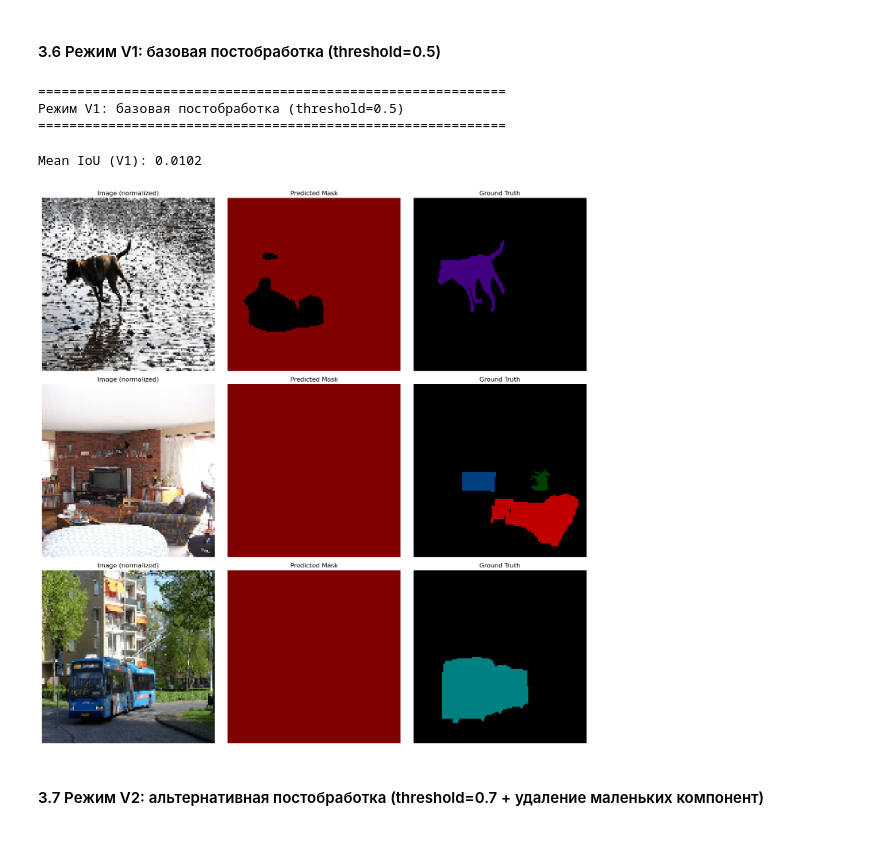
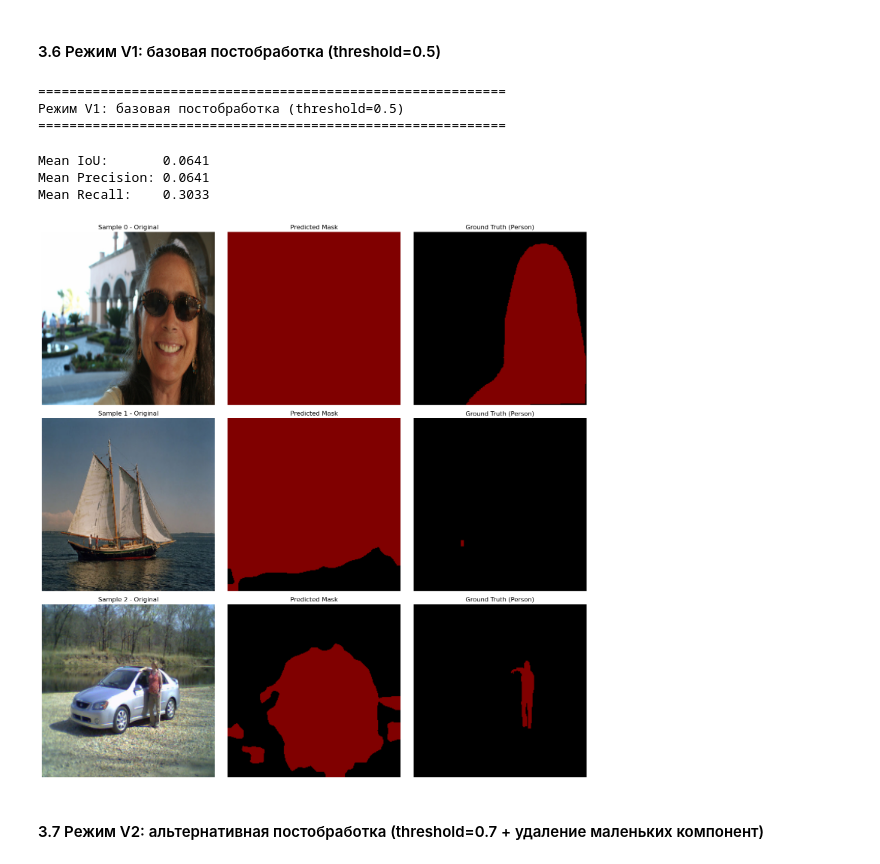
Before and after one commit to iankharmats/MireaAIE, a Jupyter notebook: homeworks/HW10-11/HW10-11.ipynb, the cells around one changed output. Saved outputs shown, nothing was run; the diff lists cells and outputs as text; code cells hidden in the pictures.

```diff
--- a/homeworks/HW10-11/HW10-11.ipynb
+++ b/homeworks/HW10-11/HW10-11.ipynb
@@ -713,8 +715,9 @@ torch.save(models[best_model_name].state_dict(), 'artifacts/best_classifier.pt')
 
 # Сохраняем конфиг
 config = {
+    'seed': SEED,
     'best_model': best_model_name,
-    'dataset': {'name': 'STL10', 'classes': 10, 'split': {'train': 10400, 'val': 1300, 'test': 1300}, 'seed': SEED},
+    'dataset': {'name': 'STL10', 'classes': 10, 'split': {'train': 10400, 'val': 1300, 'test': 1300}},
     'model': {
         'architecture': models[best_model_name].__class__.__name__,
         'pretrained': best_model_name in ['C3', 'C4'],
@@ -763,3 +766,5 @@ print(f"SBDataset - Train: {train_sbd}, Val: {val_sbd}, Test: {test_sbd}")
 # %% [output]
 SBDataset загружен: 5623 изображений
 SBDataset - Train: 4498, Val: 562, Test: 563
+# %%
+FOREGROUND_CLASS = 15
@@ -777,22 +807,25 @@ seg_transform = get_segmentation_transform((128, 128))
 # %%
 class SegmentationDataset(torch.utils.data.Dataset):
-    """Обертка для датасета сегментации"""
     def __init__(self, dataset, transform=None):
         self.dataset = dataset
         self.transform = transform
+        self.target_class = FOREGROUND_CLASS # Person
 
     def __len__(self):
         return len(self.dataset)
 
     def __getitem__(self, idx):
         img, mask = self.dataset[idx]
-        img = np.array(img).astype(np.float32) / 255.0
+        img = np.array(img) # Оставляем 0-255 для Albumentations
         mask = np.array(mask)
 
+        # Строгая бинаризация: ТОЛЬКО класс 15 становится 1, всё остальное (и 255) -> 0
+        binary_mask = (mask == self.target_class).astype(np.float32)
+
         if self.transform:
-            transformed = self.transform(image=img, mask=mask)
-            img = transformed['image']
-            mask = transformed['mask'].long()
+            augmented = self.transform(image=img, mask=binary_mask)
+            img = augmented['image']
+            mask = augmented['mask'].long() # Возвращаем как long для CrossEntropy или IoU
 
         return img, mask
 
@@ -885,2 +916,12 @@ def postprocess_mask(mask_logits, threshold=0.5, min_size=100):
     return binary_mask.long()
+# %%
+def denormalize(img_tensor, mean=[0.485, 0.456, 0.406], std=[0.229, 0.224, 0.225]):
+    """Инверсия нормализации ImageNet для визуализации"""
+    if torch.is_tensor(img_tensor):
+        img = img_tensor.permute(1, 2, 0).cpu().numpy()
+    else:
+        img = img_tensor
+
+    img = img * std + mean
+    return np.clip(img, 0, 1)
 # %%
@@ -976,26 +1031,33 @@ def evaluate_segmentation(model, dataloader, device, postprocess_fn, num_samples
 # %%
 print("\n" + "="*60)
 print("Режим V1: базовая постобработка (threshold=0.5)")
 print("="*60)
 
-def postprocess_v1(logits):
-    """Базовая постобработка: бинаризация с threshold=0.5"""
-    return (torch.sigmoid(logits) > 0.5).float()
+def postprocess_v1(logits, threshold=0.5):
+    """Базовая бинаризация"""
+    probs = torch.sigmoid(logits)
+    return (probs > threshold).long()
 
-mean_iou_v1, images_v1, preds_v1, trues_v1 = evaluate_segmentation(
-    seg_model, sbd_val_loader, device, postprocess_v1, num_samples=3
+metrics_v1, samples_v1 = evaluate_segmentation(
+    seg_model, sbd_val_loader, postprocess_v1,
 )
-print(f"\nMean IoU (V1): {mean_iou_v1:.4f}")
+images_v1, preds_v1, trues_v1 = zip(*samples_v1)
+
+print(f"Mean IoU:       {metrics_v1['iou']:.4f}")
+print(f"Mean Precision: {metrics_v1['precision']:.4f}")
+print(f"Mean Recall:    {metrics_v1['recall']:.4f}")
 
 # Визуализация
 visualize_segmentation(images_v1, preds_v1, trues_v1, num_samples=3,
                        save_path='artifacts/figures/segmentation_examples.png')
 # %% [output]
 ============================================================
 Режим V1: базовая постобработка (threshold=0.5)
 ============================================================
-Mean IoU (V1): 0.0102
+Mean IoU:       0.0641
+Mean Precision: 0.0641
+Mean Recall:    0.3033
-[figure, old version]
+[figure, new version]
 # %% [markdown]
  #### 3.7 Режим V2: альтернативная постобработка (threshold=0.7 + удаление маленьких компонент)
 # %%
```
Also changed, not shown: parts of 11 cells of this notebook, 5 other files.
